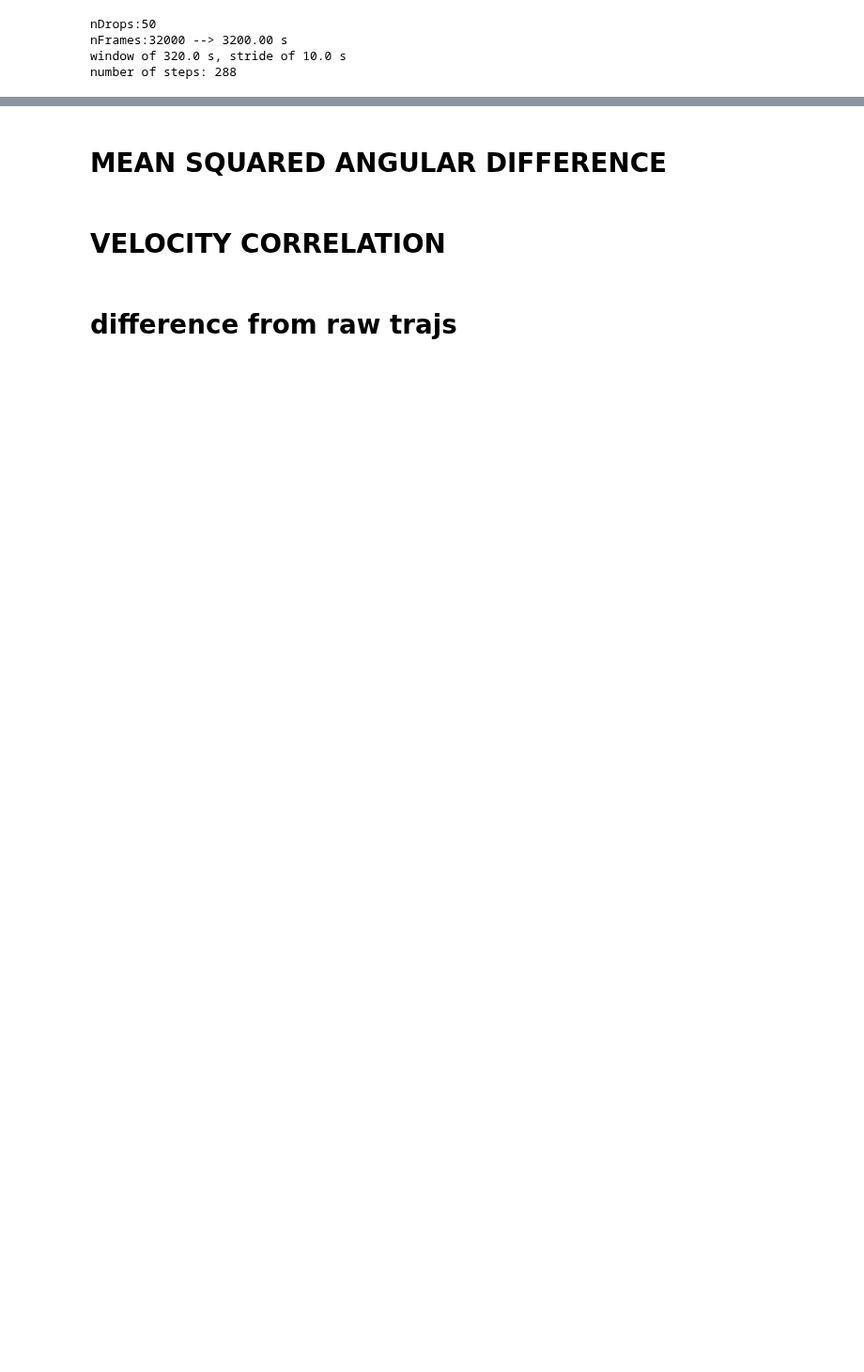
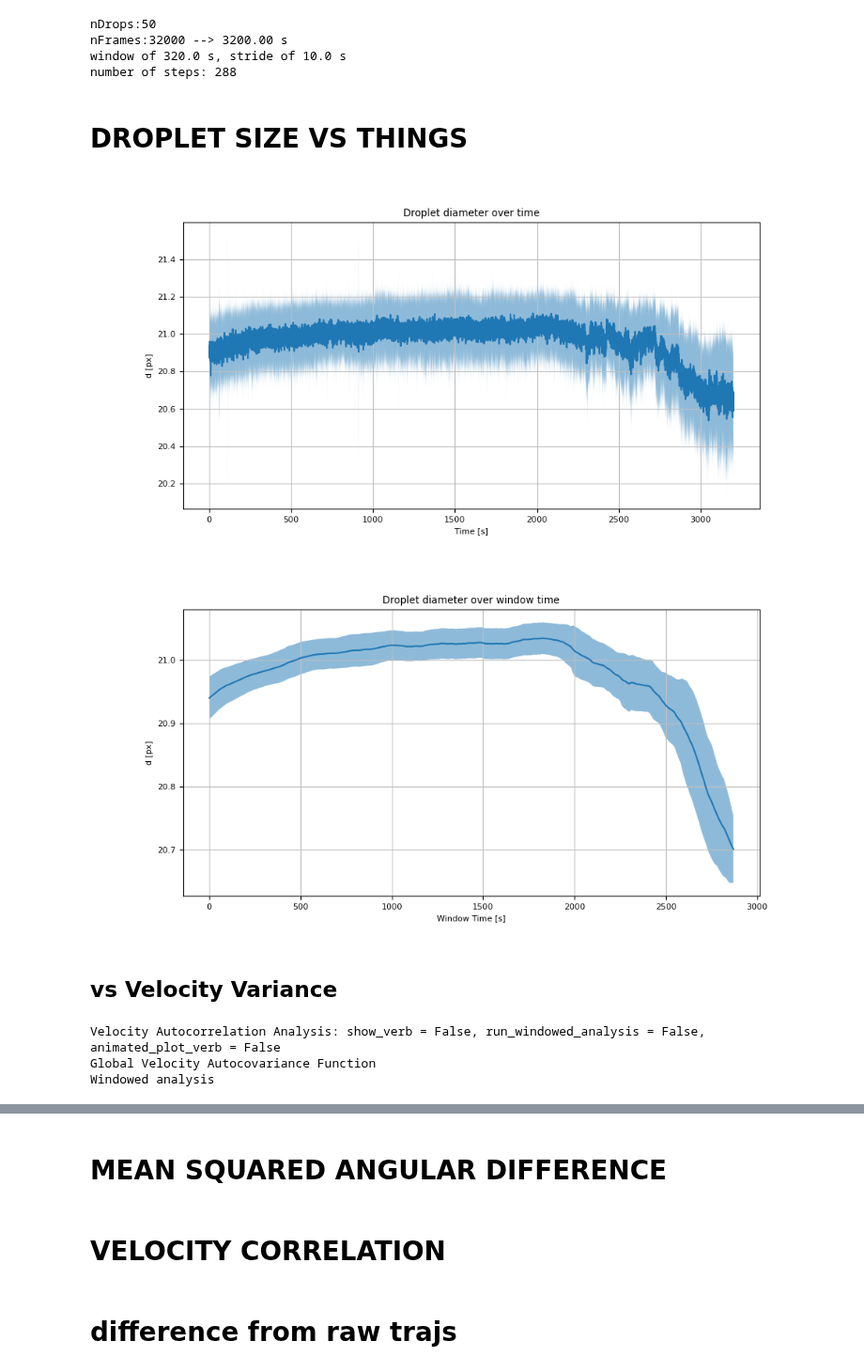
Before and after one commit to skandiz/MasterThesis, a Jupyter notebook: analysis/dev.ipynb, the cells around one changed output, grey strips where cells are left out. Shown at 94% size. Saved outputs shown, nothing was run; the diff lists cells and outputs as text; code cells hidden in the pictures; blank space fills up the shorter version.

```diff
--- a/analysis/dev.ipynb
+++ b/analysis/dev.ipynb
@@ -1,6 +1,9 @@
 # %%
 import matplotlib.pyplot as plt
+from matplotlib  import cm
 import matplotlib.animation
+plt.rcParams.update({'font.size': 8})
+
 %matplotlib ipympl
 import numpy as np
 import pandas as pd
@@ -22,7 +25,8 @@ import yupi.graphics as yg
 import yupi.stats as ys
 
 from utility import get_imsd, get_imsd_windowed, get_emsd, get_emsd_windowed, fit_hist, MB_2D,\
-                    normal_distr, get_trajs, speed_windowed, theta_windowed, get_smooth_trajs, get_velocities
+                    normal_distr, lorentian_distr, get_trajs, speed_windowed, theta_windowed, \
+                    get_smooth_trajs, get_velocities
 
 show_verb = False
 save_verb = True
@@ -64,3 +71,47 @@ nDrops:50
 nFrames:32000 --> 3200.00 s
 window of 320.0 s, stride of 10.0 s
 number of steps: 288
+# %% [markdown]
+# DROPLET SIZE VS THINGS
+# %%
+# mean and std droplet diameter per frame
+mean_d = 2*rawTrajs.groupby("frame").mean()["size"].values
+std_d = 2*rawTrajs.groupby("frame").std()["size"].values
+
+# mean and std droplet diameter per frame
+mean_d_wind = np.zeros(nSteps)
+std_d_wind = np.zeros(nSteps)
+for i, start in enumerate(startFrames):
+    mean_d_wind[i] = np.mean(mean_d[start:start+window])
+    std_d_wind[i] = np.std(mean_d[start:start+window])
+# %%
+fig, ax = plt.subplots(1, 1, figsize = (10, 5))
+ax.plot(np.arange(0, nFrames, 1)/10, mean_d)
+ax.fill_between(np.arange(0, nFrames, 1)/10, mean_d - std_d, mean_d + std_d, alpha=0.5)
+ax.set(xlabel = "Time [s]", ylabel = "d [px]", title = "Droplet diameter over time")
+ax.grid(True, linestyle='-', color = '0.75')
+plt.show()
+
+fig, ax = plt.subplots(1, 1, figsize = (10, 5))
+ax.plot(startFrames/10, mean_d_wind)
+ax.fill_between(startFrames/10, mean_d_wind - std_d_wind, mean_d_wind + std_d_wind, alpha=0.5)
+ax.set(xlabel = "Window Time [s]", ylabel = "d [px]", title = "Droplet diameter over window time")
+ax.grid(True, linestyle='-', color = '0.75')
+plt.show()
+# %% [output]
+[figure, added]
+[figure, added]
+# %% [markdown]
+## vs Velocity Variance
+# %%
+show_verb = False
+run_windowed_analysis = False
+overwrite = False
+animated_plot_verb = False
+
+print(f"Velocity Autocorrelation Analysis: show_verb = {show_verb}, run_windowed_analysis = {run_windowed_analysis}, animated_plot_verb = {animated_plot_verb}")
+%run ./analysis_modules/velocity_autocorrelation.ipynb
+# %% [output]
+Velocity Autocorrelation Analysis: show_verb = False, run_windowed_analysis = False, animated_plot_verb = False
+Global Velocity Autocovariance Function
+Windowed analysis
```
Also changed, not shown: parts of 15 cells of this notebook, 21 other files.
